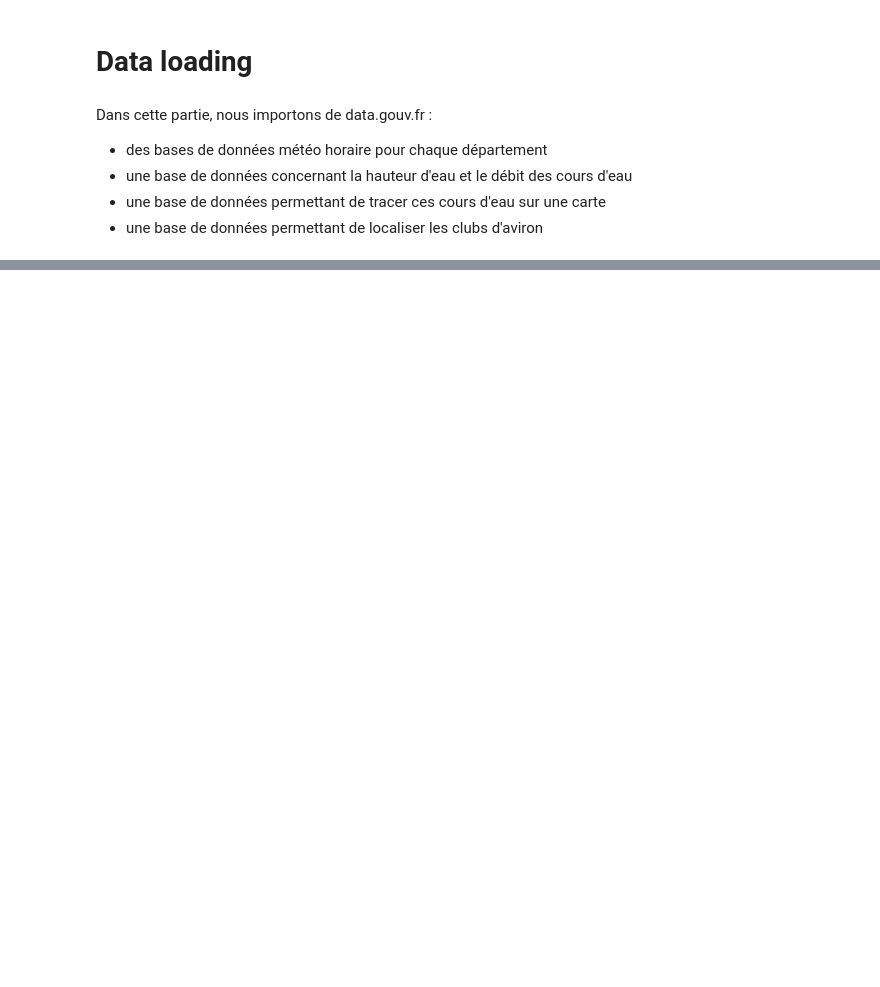
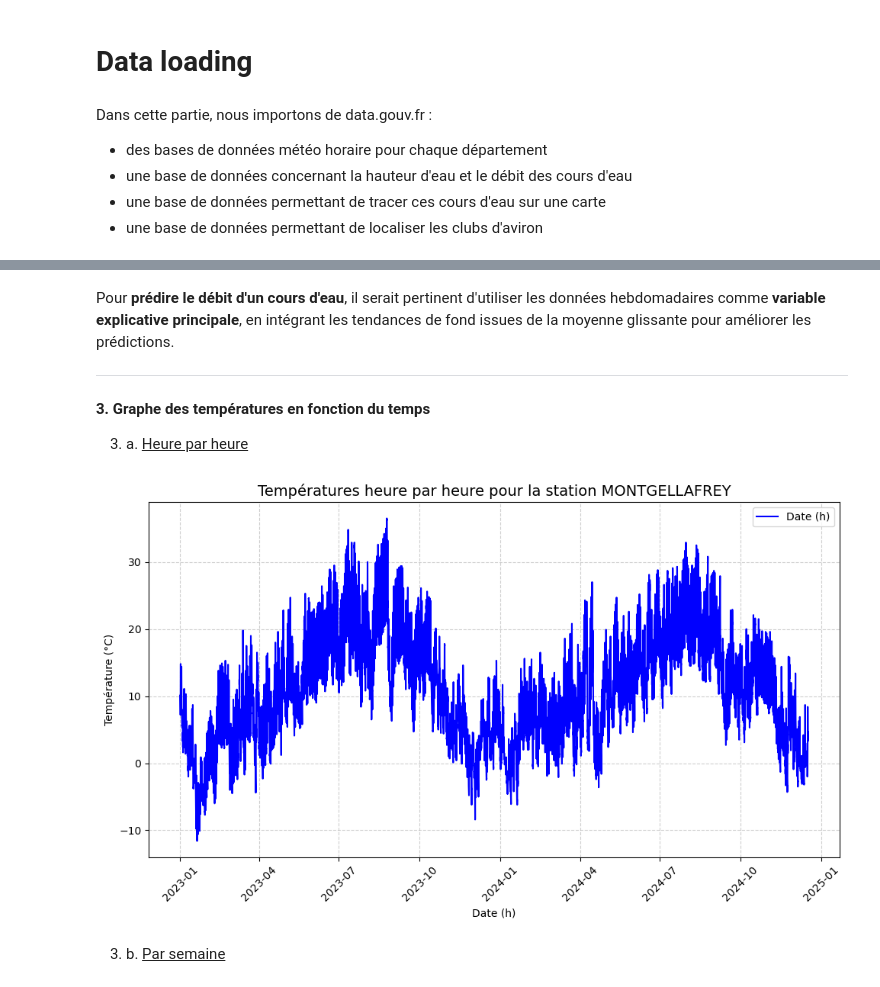
Before and after one commit to vadim-gisserot/Projet-de-Python-Leroux-Gisserot, a Jupyter notebook: notebooks/draft1.ipynb, the cells around one changed output, grey strips where cells are left out. Drawn from its saved outputs; the diff is of its cells as text; code cells hidden in the pictures; blank space fills up the shorter version.

```diff
--- a/notebooks/draft1.ipynb
+++ b/notebooks/draft1.ipynb
@@ -297,0 +174,20 @@ plt.show()
+# %% [markdown]
+Pour **prédire le débit d'un cours d'eau**, il serait pertinent d'utiliser les données hebdomadaires comme **variable explicative principale**, en intégrant les tendances de fond issues de la moyenne glissante pour améliorer les prédictions.
+
+---
+# %% [markdown]
+**3. Graphe des températures en fonction du temps**
+
+3. a. <u>Heure par heure</u>
+# %%
+date = meteo_random_station["AAAAMMJJHH"]
+temp = meteo_random_station["T"]
+titre3 = f"Températures heure par heure pour la station {random_station}"
+date_label = "Date (h)"
+temp_label = "Température (°C)"
+
+trace_graphique(date, temp, titre3, date_label, temp_label)
+# %% [output]
+[figure, added]
+# %% [markdown]
+3. b. <u>Par semaine</u>
```
Also changed, not shown: parts of 45 cells of this notebook, 2 other files.
